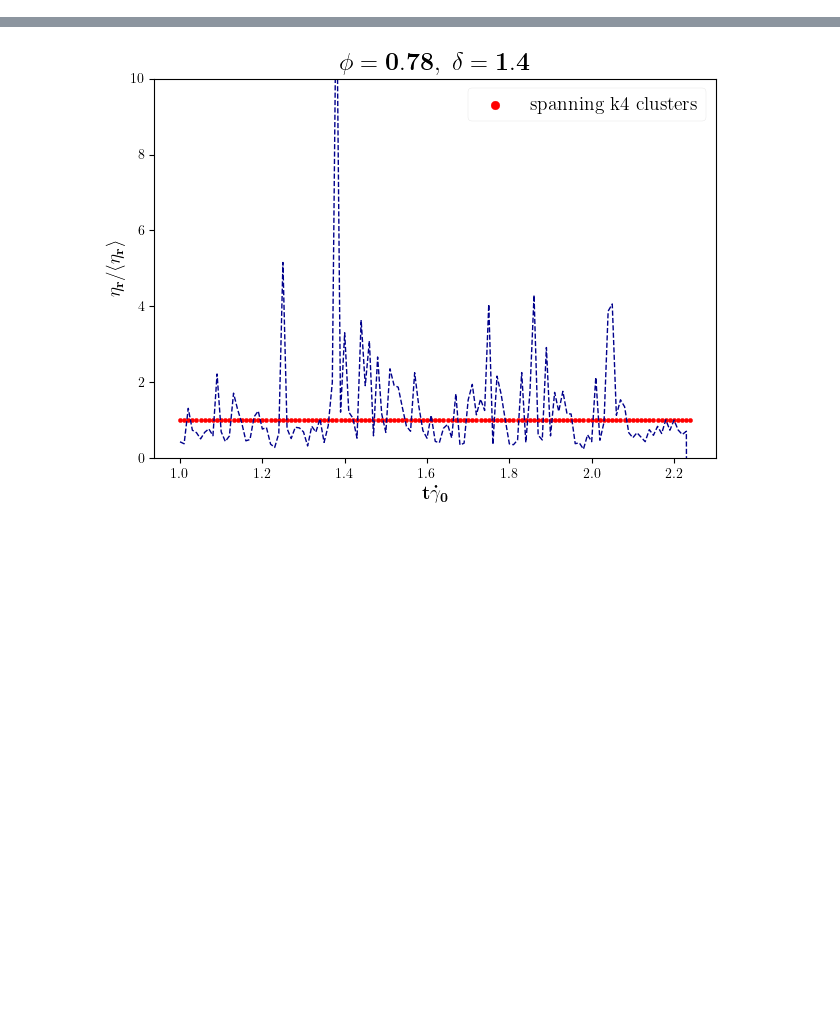
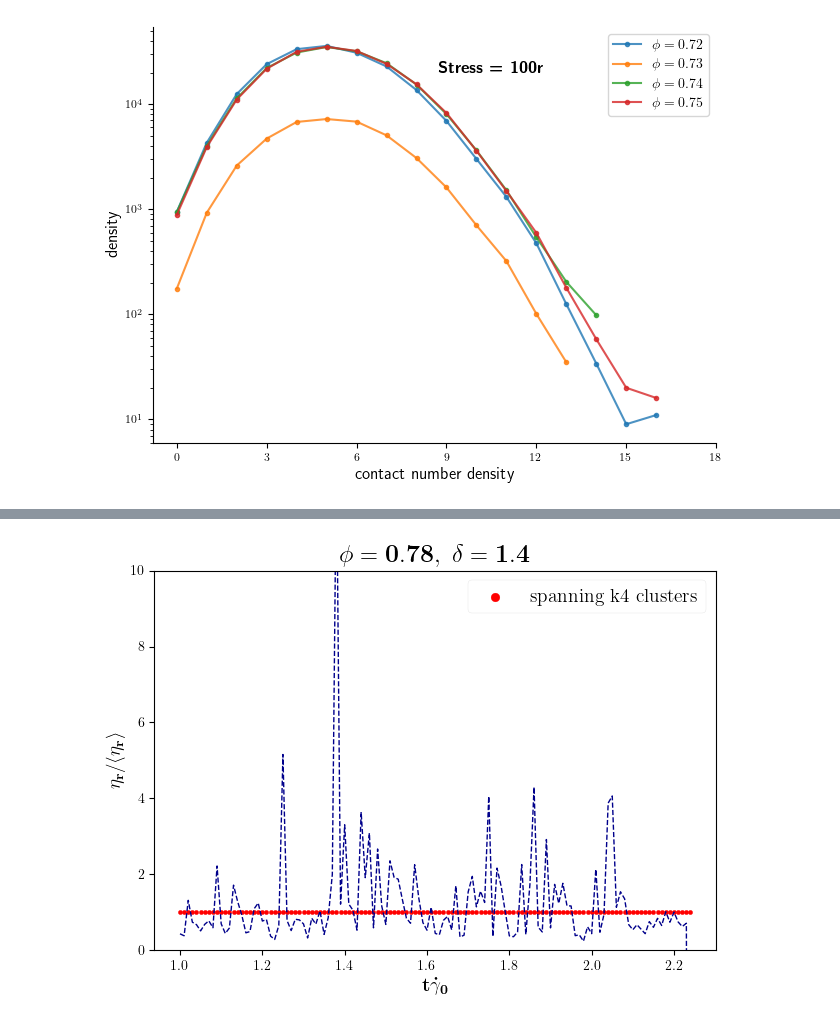
Before and after one commit to rahul-pandare/LF-DEM_analysis, a Jupyter notebook: notebooks/percolation.ipynb, the cells around one changed output, grey strips where cells are left out. Saved outputs shown, nothing was run; the diff lists cells and outputs as text; code cells hidden in the pictures; blank space fills up the shorter version.

```diff
--- a/notebooks/percolation.ipynb
+++ b/notebooks/percolation.ipynb
@@ -174,0 +829,36 @@ if os.path.exists(dataname):
+# %%
+## For density with just number density
+
+plt.figure()
+
+for ii, phi in enumerate(phis):
+    dataset = allMeshDensity[phi]
+    bins = np.arange(min(dataset), max(dataset))
+    counts, bin_edges = np.histogram(dataset, bins=bins)
+    #bin_centers = 0.5 * (bin_edges[:-1] + bin_edges[1:])
+    plt.plot(bin_edges[:-1], counts, marker='o', alpha=0.8, markersize=3,
+             label=fr'$\phi = {phi}$', zorder=ii)
+
+ax = plt.gca()
+
+# Hide top and right spines
+ax.spines['top'].set_visible(False)
+ax.spines['right'].set_visible(False)
+ax.set_yticks([])
+
+# Set y-axis label only
+ax.set_ylabel("density", fontsize=12)
+ax.set_xlabel("contact number density", fontsize=12)
+#ax.set_xlim(0, 1.5)
+ax.set_yscale('log')
+ax.text(0.6, 0.9, rf'$\textbf{{Stress = {stress}r}}$', transform=ax.transAxes,
+        fontsize=12, color='k', ha='center', va='center')
+
+plt.xticks(np.arange(0, 21, 3))
+plt.legend(fontsize=10)
+plt.tight_layout()
+plt.savefig(f'{figSavePath}/contPointsDensityHist_phi_stress_{stress}.png',
+            dpi=250, bbox_inches='tight')
+plt.show()
+# %% [output]
+[figure, added]
```
Also changed, not shown: parts of 59 cells of this notebook, 18 other files.
